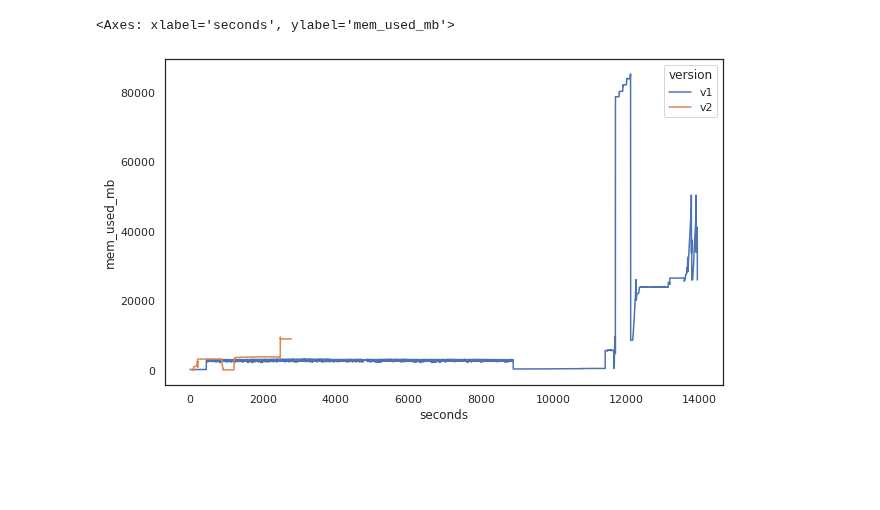
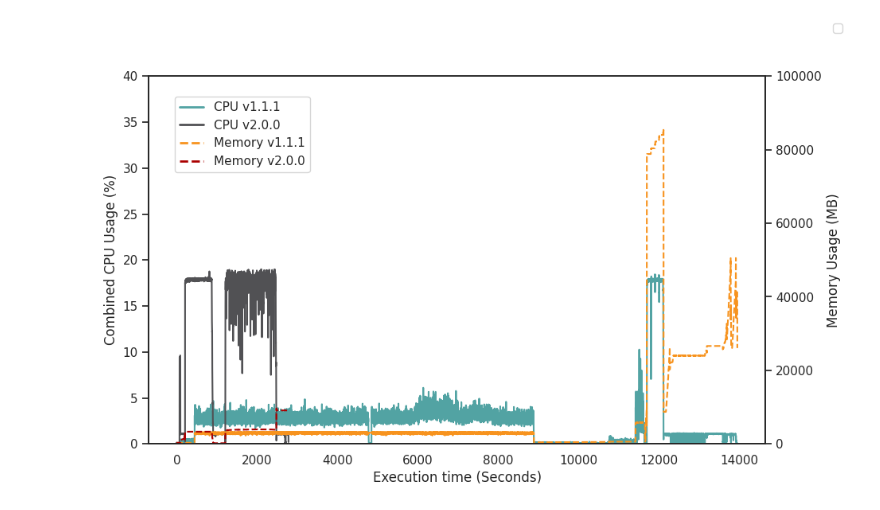
Before and after one commit to adraismawur/bigscape-v2-notebooks, a Jupyter notebook: performance.ipynb, the cells around one changed output. Drawn from its saved outputs; the diff is of its cells as text; code cells hidden in the pictures; blank space fills up the shorter version.

Commit message:
update performance

```diff
--- a/performance.ipynb
+++ b/performance.ipynb
@@ -30,7 +23,42 @@ sns.lineplot(data=partition_1_perf_1k, x="seconds", y="cpu", hue="version")
-# %%
-# simple line chart - memory
-plt.figure(figsize=(10, 6))
-sns.lineplot(data=partition_1_perf_1k, x="seconds", y="mem_used_mb", hue="version")
-# %% [output]
-<Axes: xlabel='seconds', ylabel='mem_used_mb'>
-[figure, removed]
+# %%
+
+perf_colors = [
+    COLORS["bigscape_blue"],
+    COLORS["bigslice_grey"],
+    COLORS["orange_i_found_on_bigscape_image"],
+    COLORS["antismash_red"],
+]
+
+# simple line chart - cpu
+fig = plt.figure(figsize=(10, 6))
+sns.lineplot(data=partition_1_perf_1k, x="seconds", y="cpu", hue="version", palette=perf_colors[:2], legend=False)
+plt.xlabel("Execution time (Seconds)")
+plt.ylabel("Combined CPU Usage (%)")
+
+plt.ylim(0, 40)
+lines, labels = plt.gca().get_legend_handles_labels()
+plt.gca().legend().remove()
+
+
+ax2 = plt.twinx()
+sns.lineplot(data=partition_1_perf_1k, x="seconds", y="mem_used_mb", hue="version", ax=ax2, palette=perf_colors[2:], legend=False)
+ax2.lines[0].set_linestyle("--")
+ax2.lines[1].set_linestyle("--")
+
+ax2.set_ylim(0, 100000)
+plt.ylabel("Memory Usage (MB)")
+
+# create a fresh legend
+text = ["CPU v1.1.1", "CPU v2.0.0", "Memory v1.1.1", "Memory v2.0.0"]
+
+handles = [plt.Line2D([0], [0], color=perf_colors[i], linewidth=2, linestyle="--" if i > 1 else "-") for i in range(4)]
+labels = text
+
+legend = fig.legend(handles, labels, loc='upper left', bbox_to_anchor=(0.15, 0.85))
+
+# add legend to figure
+fig.legend(lines, text, loc='upper right')
+
+plt.savefig("performance_one_run.svg")
+# %% [output]
+[figure, added]
```
Also changed, not shown: parts of 1 cell of this notebook.
